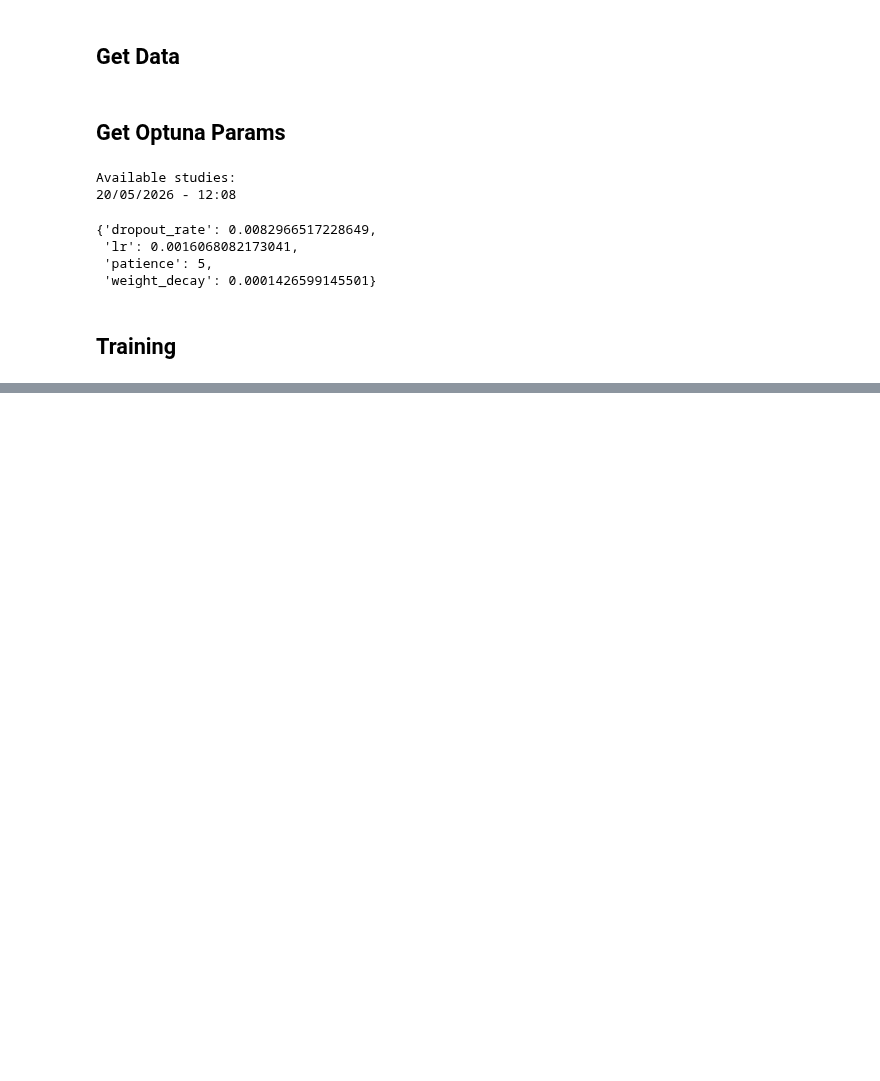
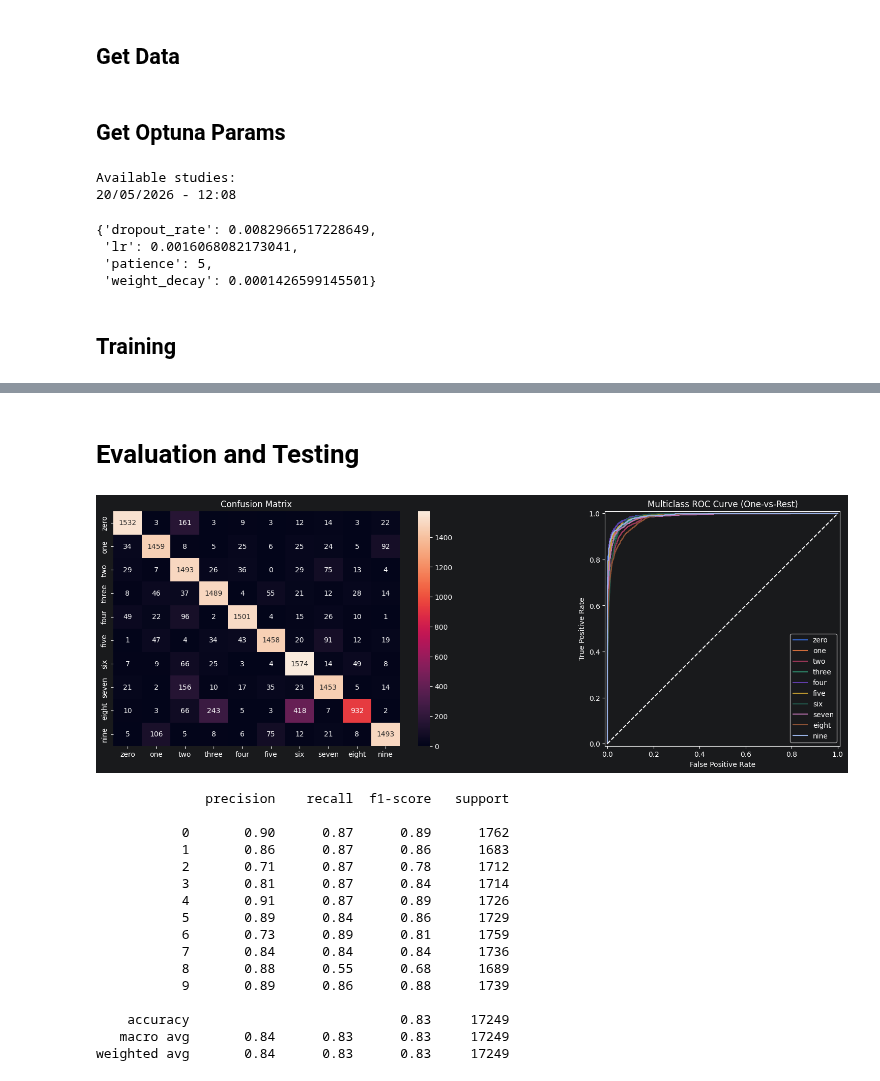
Before and after one commit to xXKeNdAmAmAsTeRXx/Deep_Learning_Labs, a Jupyter notebook: Lab8/8_training_aug.ipynb, the cells around one changed output, grey strips where cells are left out. Saved outputs shown, nothing was run; the diff lists cells and outputs as text; code cells hidden in the pictures; blank space fills up the shorter version.

Commit message:
finished training model witg augmented data

```diff
--- a/Lab8/8_training_aug.ipynb
+++ b/Lab8/8_training_aug.ipynb
@@ -103,0 +125,29 @@ for fold, (train_idx, val_idx) in enumerate(kf.split(train_val_set)):
+# %% [markdown]
+# Evaluation and Testing
+# %%
+import os
+from utils8.Predictor import Predictor
+
+model_path = os.path.join('Models', 'model_3')
+predictor_obj = Predictor(model_path)
+# %%
+# Train data Classification report
+predictor_obj.metric_report(data=Subset(dataset, train_val_idx))
+# %% [output]
+[figure, added]
+              precision    recall  f1-score   support
+
+           0       0.90      0.87      0.89      1762
+           1       0.86      0.87      0.86      1683
+           2       0.71      0.87      0.78      1712
+           3       0.81      0.87      0.84      1714
+           4       0.91      0.87      0.89      1726
+           5       0.89      0.84      0.86      1729
+           6       0.73      0.89      0.81      1759
+           7       0.84      0.84      0.84      1736
+           8       0.88      0.55      0.68      1689
+           9       0.89      0.86      0.88      1739
+
+    accuracy                           0.83     17249
+   macro avg       0.84      0.83      0.83     17249
+weighted avg       0.84      0.83      0.83     17249
```
Also changed, not shown: parts of 6 cells of this notebook, 3 other files.
